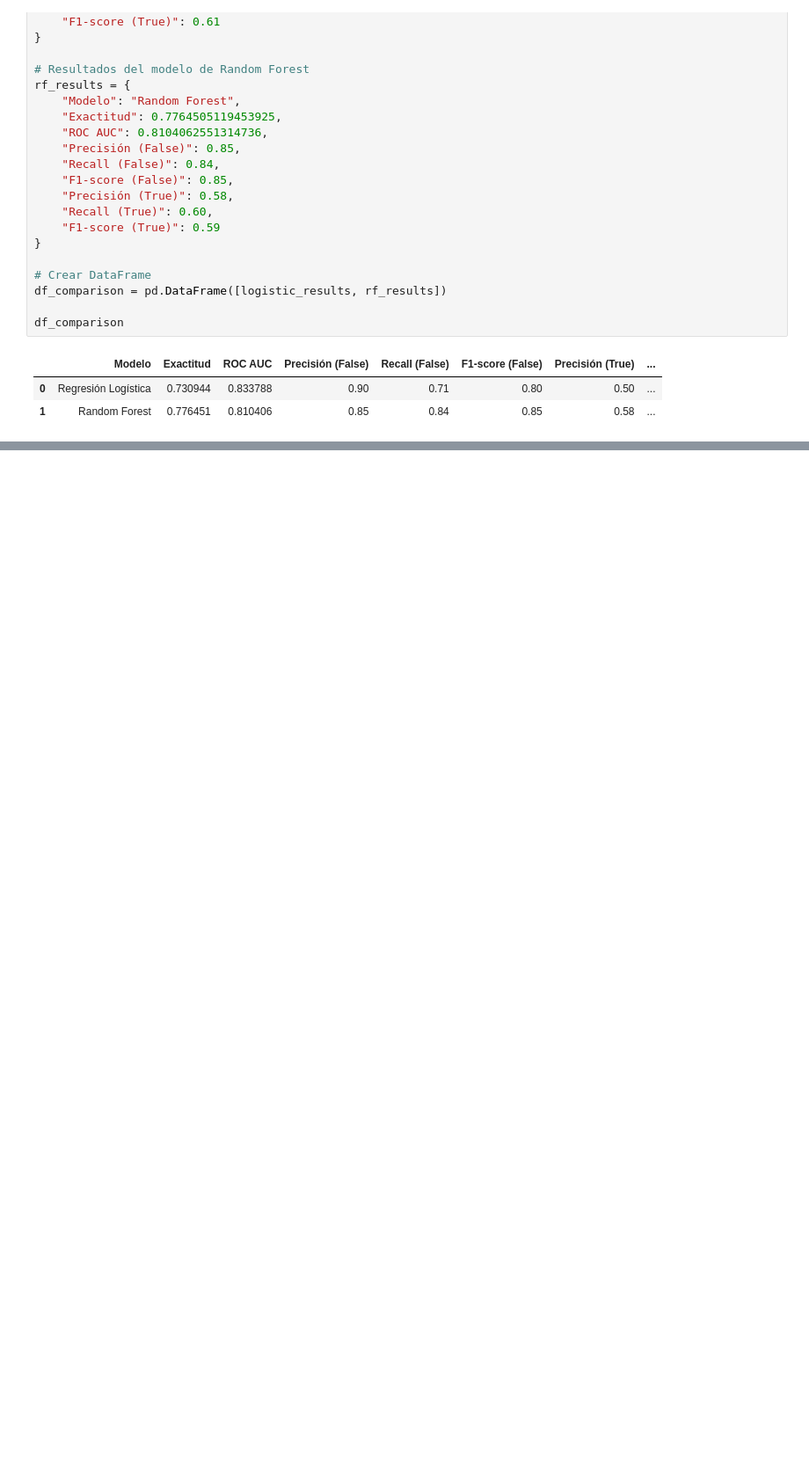
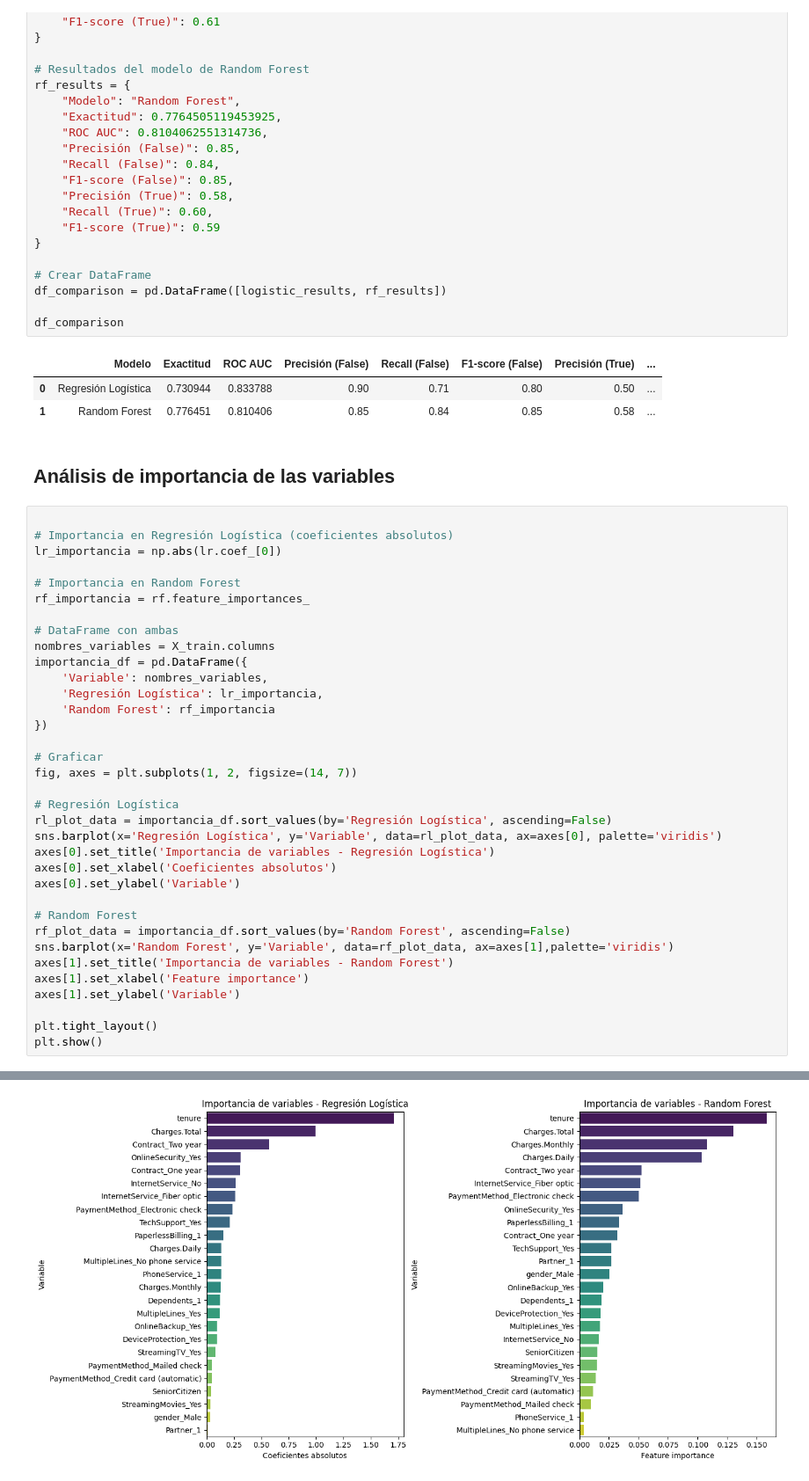
Before and after one commit to SilvanaCicchitti/TelecomX-parte2, a Jupyter notebook: TelecomX_version2.ipynb, the cells around one changed output, grey strips where cells are left out. Shown at 88% size. Cells and saved outputs as stored; diff of their text form; blank space fills up the shorter version.

```diff
--- a/TelecomX_version2.ipynb
+++ b/TelecomX_version2.ipynb
@@ -474,3 +484,41 @@ df_comparison
 |  | Modelo | Exactitud | ROC AUC | Precisión (False) | Recall (False) | F1-score (False) | Precisión (True) | ... |
 | 0 | Regresión Logística | 0.730944 | 0.833788 | 0.90 | 0.71 | 0.80 | 0.50 | ... |
 | 1 | Random Forest | 0.776451 | 0.810406 | 0.85 | 0.84 | 0.85 | 0.58 | ... |
+# %% [markdown]
+## Análisis de importancia de las variables
+# %%
+
+# Importancia en Regresión Logística (coeficientes absolutos)
+lr_importancia = np.abs(lr.coef_[0])
+
+# Importancia en Random Forest
+rf_importancia = rf.feature_importances_
+
+# DataFrame con ambas
+nombres_variables = X_train.columns
+importancia_df = pd.DataFrame({
+    'Variable': nombres_variables,
+    'Regresión Logística': lr_importancia,
+    'Random Forest': rf_importancia
+})
+
+# Graficar
+fig, axes = plt.subplots(1, 2, figsize=(14, 7))
+
+# Regresión Logística
+rl_plot_data = importancia_df.sort_values(by='Regresión Logística', ascending=False)
+sns.barplot(x='Regresión Logística', y='Variable', data=rl_plot_data, ax=axes[0], palette='viridis')
+axes[0].set_title('Importancia de variables - Regresión Logística')
+axes[0].set_xlabel('Coeficientes absolutos')
+axes[0].set_ylabel('Variable')
+
+# Random Forest
+rf_plot_data = importancia_df.sort_values(by='Random Forest', ascending=False)
+sns.barplot(x='Random Forest', y='Variable', data=rf_plot_data, ax=axes[1],palette='viridis')
+axes[1].set_title('Importancia de variables - Random Forest')
+axes[1].set_xlabel('Feature importance')
+axes[1].set_ylabel('Variable')
+
+plt.tight_layout()
+plt.show()
+# %% [output]
@@ -476,0 +532 @@ df_comparison
+[figure, added]
```
Also changed, not shown: parts of 4 cells of this notebook.
